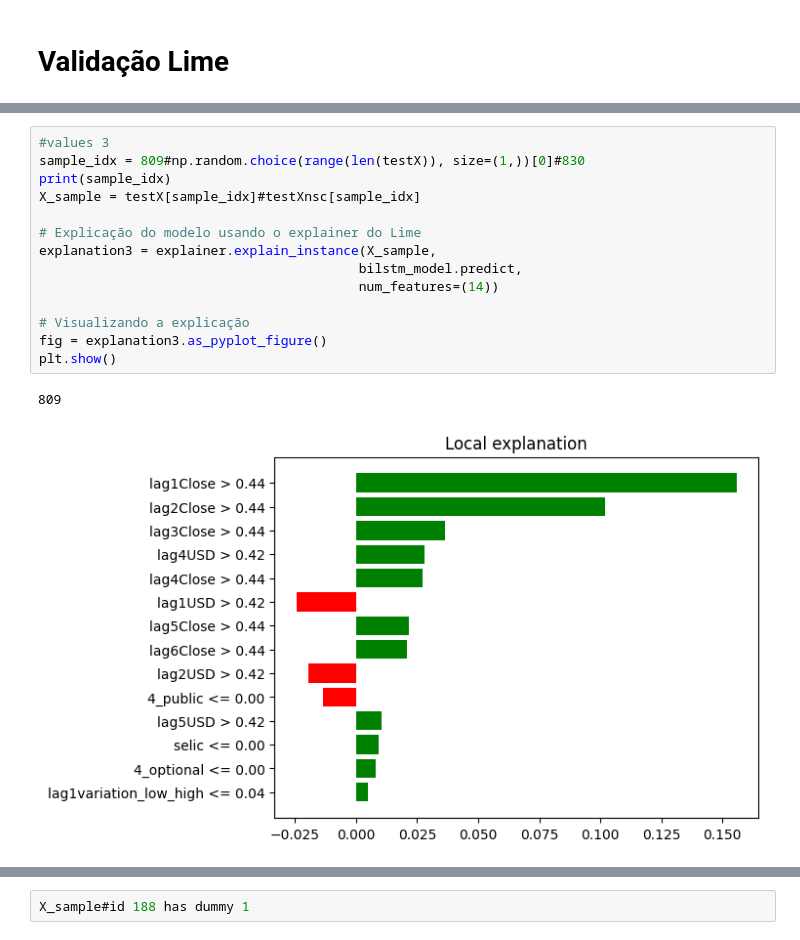
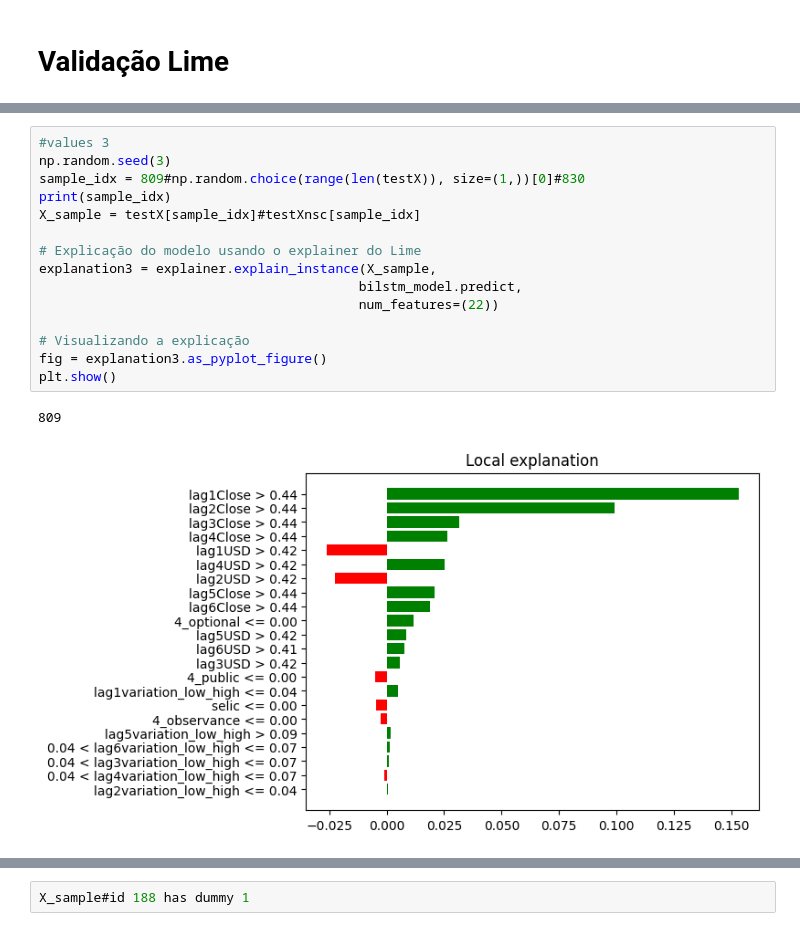
Before and after one commit to marreapato/Forecasting_Paper_XAI, a Jupyter notebook: Explanations/EvaluatingExplanaitons.ipynb, the cells around one changed output, grey strips where cells are left out. Drawn from its saved outputs; the diff is of its cells as text.

```diff
--- a/Explanations/EvaluatingExplanaitons.ipynb
+++ b/Explanations/EvaluatingExplanaitons.ipynb
@@ -711,17 +719,18 @@ plt.show()
 # %%
 #values 3
+np.random.seed(3)
 sample_idx = 809#np.random.choice(range(len(testX)), size=(1,))[0]#830
 print(sample_idx)
 X_sample = testX[sample_idx]#testXnsc[sample_idx]
 
 # Explicação do modelo usando o explainer do Lime
 explanation3 = explainer.explain_instance(X_sample,
                                          bilstm_model.predict,
-                                         num_features=(14))
+                                         num_features=(22))
 
 # Visualizando a explicação
 fig = explanation3.as_pyplot_figure()
 plt.show()
 # %% [output]
 809
-[figure, old version]
+[figure, new version]
```
Also changed, not shown: parts of 20 cells of this notebook.
